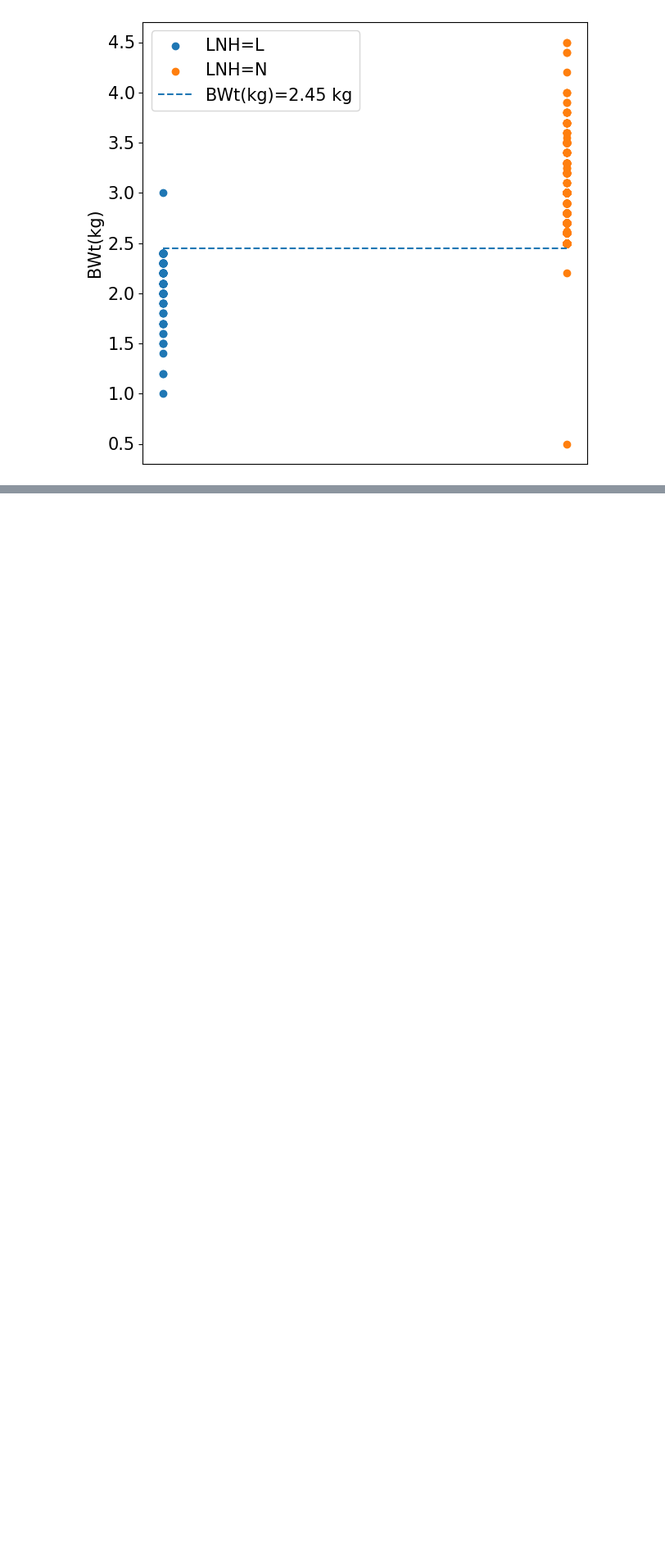
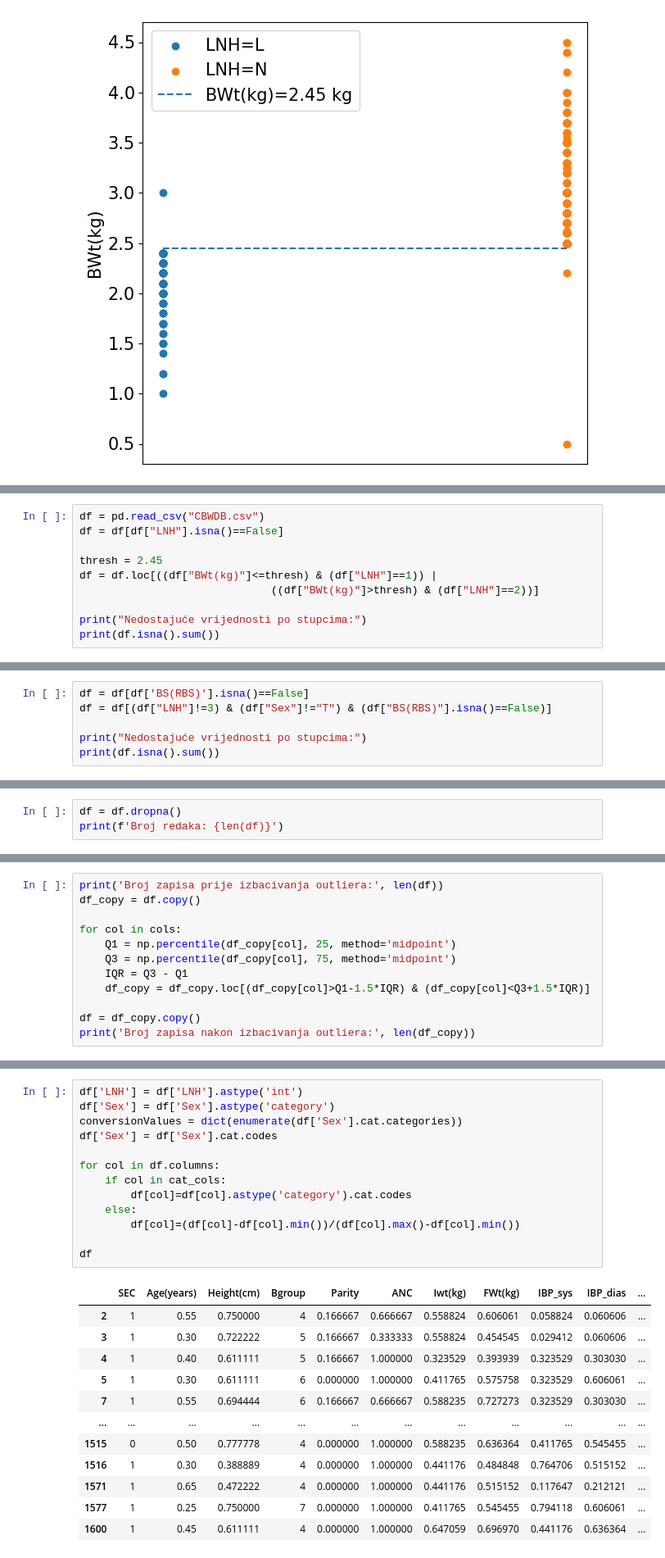
Before and after one commit to afstama/UZOP_projekt, a Jupyter notebook: final.ipynb, the cells around one changed output, grey strips where cells are left out. Shown at 82% size. Cells and saved outputs as stored; diff of their text form; blank space fills up the shorter version.

```diff
--- a/final.ipynb
+++ b/final.ipynb
@@ -369,0 +344,10 @@ Prvo ćemo usporediti razultate Gaussian Naive Bayes modela s i bez redudantne v
+# %%
+df = pd.read_csv("CBWDB.csv")
+df = df[df["LNH"].isna()==False]
+
+thresh = 2.45
+df = df.loc[((df["BWt(kg)"]<=thresh) & (df["LNH"]==1)) |
+                              ((df["BWt(kg)"]>thresh) & (df["LNH"]==2))]
+
+print("Nedostajuće vrijednosti po stupcima:")
+print(df.isna().sum())
@@ -369,0 +374,6 @@ Prvo ćemo usporediti razultate Gaussian Naive Bayes modela s i bez redudantne v
+# %%
+df = df[df['BS(RBS)'].isna()==False]
+df = df[(df["LNH"]!=3) & (df["Sex"]!="T") & (df["BS(RBS)"].isna()==False)]
+
+print("Nedostajuće vrijednosti po stupcima:")
+print(df.isna().sum())
@@ -369,0 +400,3 @@ Prvo ćemo usporediti razultate Gaussian Naive Bayes modela s i bez redudantne v
+# %%
+df = df.dropna()
+print(f'Broj redaka: {len(df)}')
@@ -369,0 +407,12 @@ Prvo ćemo usporediti razultate Gaussian Naive Bayes modela s i bez redudantne v
+# %%
+print('Broj zapisa prije izbacivanja outliera:', len(df))
+df_copy = df.copy()
+
+for col in cols:
+    Q1 = np.percentile(df_copy[col], 25, method='midpoint')
+    Q3 = np.percentile(df_copy[col], 75, method='midpoint')
+    IQR = Q3 - Q1
+    df_copy = df_copy.loc[(df_copy[col]>Q1-1.5*IQR) & (df_copy[col]<Q3+1.5*IQR)]
+
+df = df_copy.copy()
+print('Broj zapisa nakon izbacivanja outliera:', len(df_copy))
@@ -369,0 +424,26 @@ Prvo ćemo usporediti razultate Gaussian Naive Bayes modela s i bez redudantne v
+# %%
+df['LNH'] = df['LNH'].astype('int')
+df['Sex'] = df['Sex'].astype('category')
+conversionValues = dict(enumerate(df['Sex'].cat.categories))
+df['Sex'] = df['Sex'].cat.codes
+
+for col in df.columns:
+    if col in cat_cols:
+        df[col]=df[col].astype('category').cat.codes
+    else:
+        df[col]=(df[col]-df[col].min())/(df[col].max()-df[col].min())
+
+df
+# %% [output]
+|  | SEC | Age(years) | Height(cm) | Bgroup | Parity | ANC | Iwt(kg) | FWt(kg) | IBP_sys | IBP_dias | ... |
+| 2 | 1 | 0.55 | 0.750000 | 4 | 0.166667 | 0.666667 | 0.558824 | 0.606061 | 0.058824 | 0.060606 | ... |
+| 3 | 1 | 0.30 | 0.722222 | 5 | 0.166667 | 0.333333 | 0.558824 | 0.454545 | 0.029412 | 0.060606 | ... |
+| 4 | 1 | 0.40 | 0.611111 | 5 | 0.166667 | 1.000000 | 0.323529 | 0.393939 | 0.323529 | 0.303030 | ... |
+| 5 | 1 | 0.30 | 0.611111 | 6 | 0.000000 | 1.000000 | 0.411765 | 0.575758 | 0.323529 | 0.606061 | ... |
+| 7 | 1 | 0.55 | 0.694444 | 6 | 0.166667 | 0.666667 | 0.588235 | 0.727273 | 0.323529 | 0.303030 | ... |
+| ... | ... | ... | ... | ... | ... | ... | ... | ... | ... | ... | ... |
+| 1515 | 0 | 0.50 | 0.777778 | 4 | 0.000000 | 1.000000 | 0.588235 | 0.636364 | 0.411765 | 0.545455 | ... |
+| 1516 | 1 | 0.30 | 0.388889 | 4 | 0.000000 | 1.000000 | 0.441176 | 0.484848 | 0.764706 | 0.515152 | ... |
+| 1571 | 1 | 0.65 | 0.472222 | 4 | 0.000000 | 1.000000 | 0.441176 | 0.515152 | 0.117647 | 0.212121 | ... |
+| 1577 | 1 | 0.25 | 0.750000 | 7 | 0.000000 | 1.000000 | 0.411765 | 0.545455 | 0.794118 | 0.606061 | ... |
+| 1600 | 1 | 0.45 | 0.611111 | 4 | 0.000000 | 1.000000 | 0.647059 | 0.696970 | 0.441176 | 0.636364 | ... |
```
Also changed, not shown: parts of 33 cells of this notebook.
